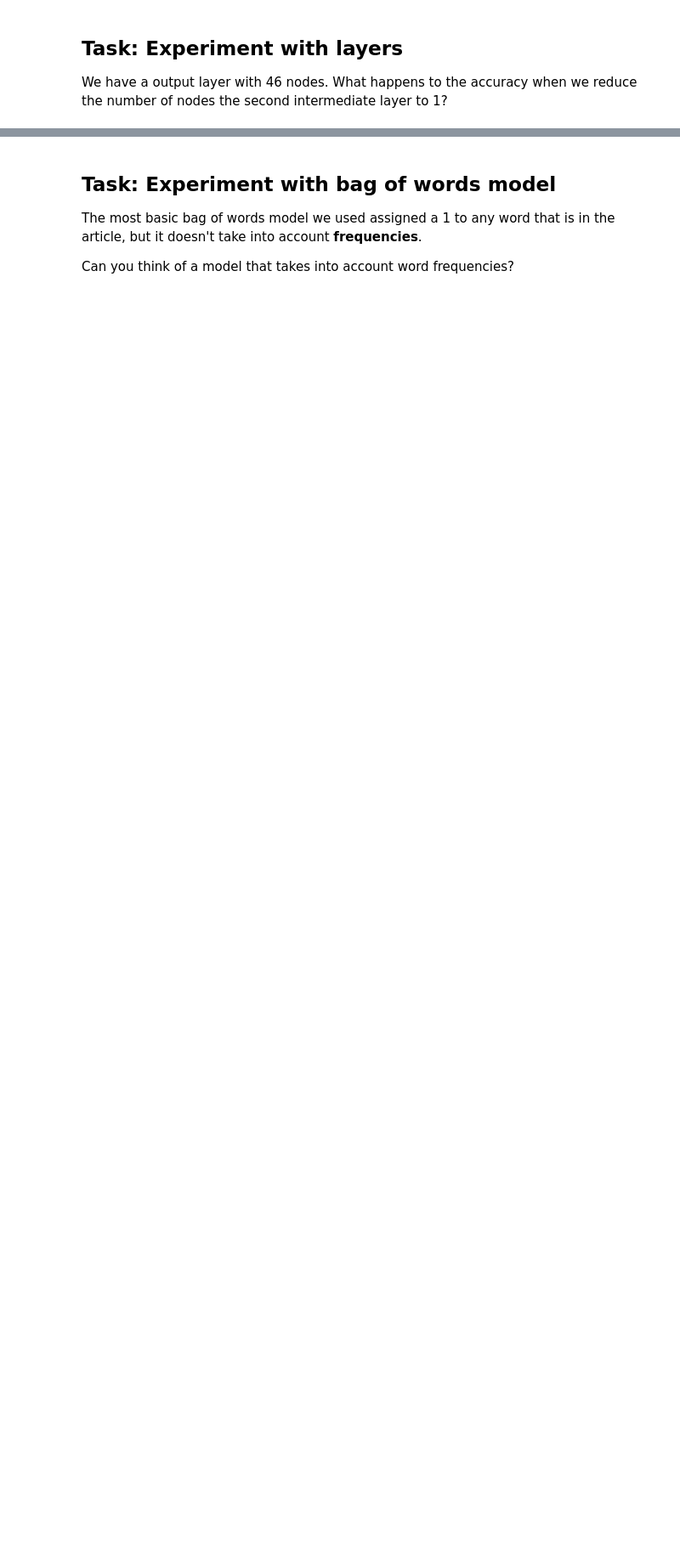
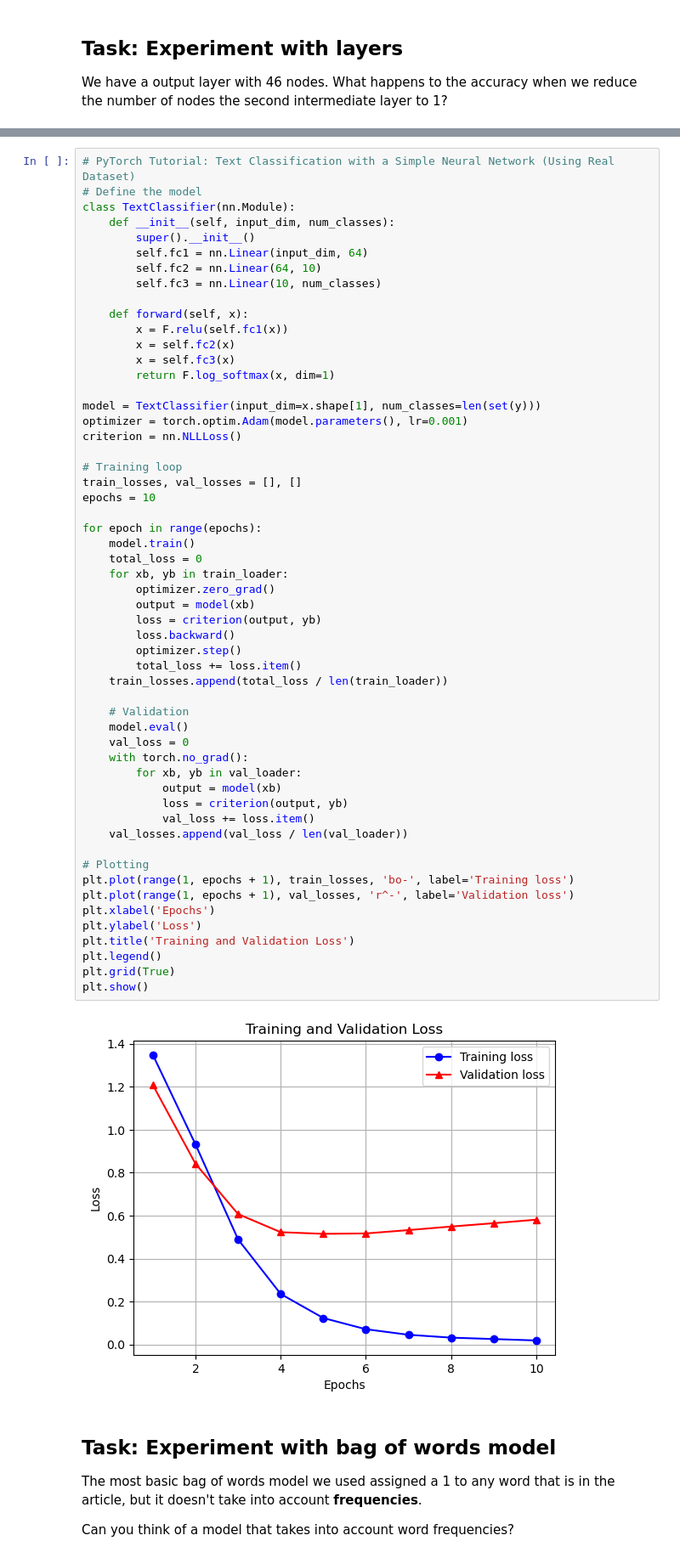
Before and after one commit to IS3UniCologne/AAA_2025, a Jupyter notebook: Workshop_06/Workshop_06_solution.ipynb, the cells around one changed output, grey strips where cells are left out. Shown: that part at 85% size. Cells and saved outputs as stored; diff of their text form; blank space fills up the shorter version.

```diff
--- a/Workshop_06/Workshop_06_solution.ipynb
+++ b/Workshop_06/Workshop_06_solution.ipynb
@@ -882,3 +532,60 @@ plt.show()
+# %%
+# PyTorch Tutorial: Text Classification with a Simple Neural Network (Using Real Dataset)
+# Define the model
+class TextClassifier(nn.Module):
+    def __init__(self, input_dim, num_classes):
+        super().__init__()
+        self.fc1 = nn.Linear(input_dim, 64)
+        self.fc2 = nn.Linear(64, 10)
+        self.fc3 = nn.Linear(10, num_classes)
+
+    def forward(self, x):
+        x = F.relu(self.fc1(x))
+        x = self.fc2(x)
+        x = self.fc3(x)
+        return F.log_softmax(x, dim=1)
+
+model = TextClassifier(input_dim=x.shape[1], num_classes=len(set(y)))
+optimizer = torch.optim.Adam(model.parameters(), lr=0.001)
+criterion = nn.NLLLoss()
+
+# Training loop
+train_losses, val_losses = [], []
+epochs = 10
+
+for epoch in range(epochs):
+    model.train()
+    total_loss = 0
+    for xb, yb in train_loader:
+        optimizer.zero_grad()
+        output = model(xb)
+        loss = criterion(output, yb)
+        loss.backward()
+        optimizer.step()
+        total_loss += loss.item()
+    train_losses.append(total_loss / len(train_loader))
+
+    # Validation
+    model.eval()
+    val_loss = 0
+    with torch.no_grad():
+        for xb, yb in val_loader:
+            output = model(xb)
+            loss = criterion(output, yb)
+            val_loss += loss.item()
+    val_losses.append(val_loss / len(val_loader))
+
+# Plotting
+plt.plot(range(1, epochs + 1), train_losses, 'bo-', label='Training loss')
+plt.plot(range(1, epochs + 1), val_losses, 'r^-', label='Validation loss')
+plt.xlabel('Epochs')
+plt.ylabel('Loss')
+plt.title('Training and Validation Loss')
+plt.legend()
+plt.grid(True)
+plt.show()
+# %% [output]
+[figure, added]
 # %% [markdown]
 ## Task: Experiment with bag of words model
 The most basic bag of words model we used assigned a 1 to any word that is in the article, but it doesn't take into account **frequencies**.
```
Also changed, not shown: parts of 29 cells of this notebook, 1 other file.
